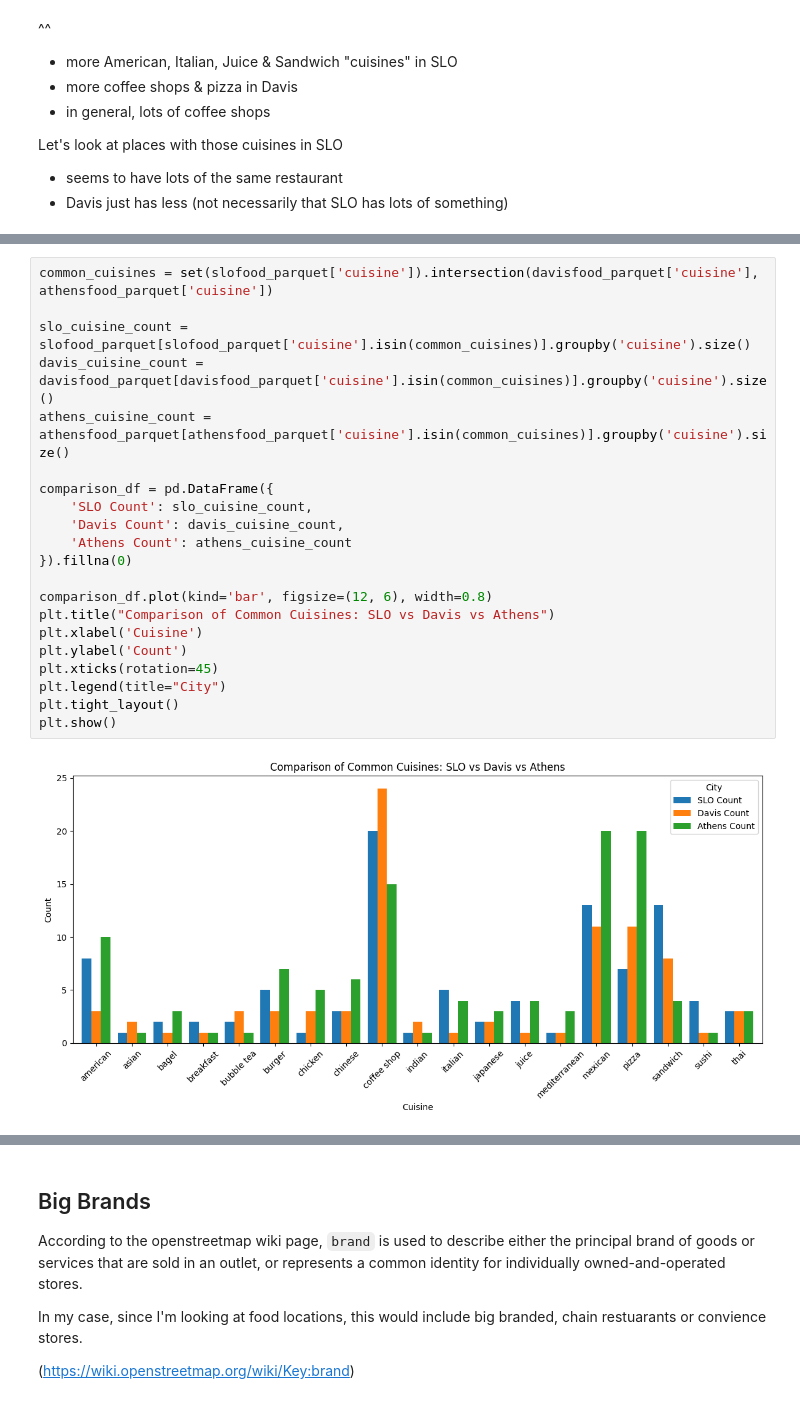
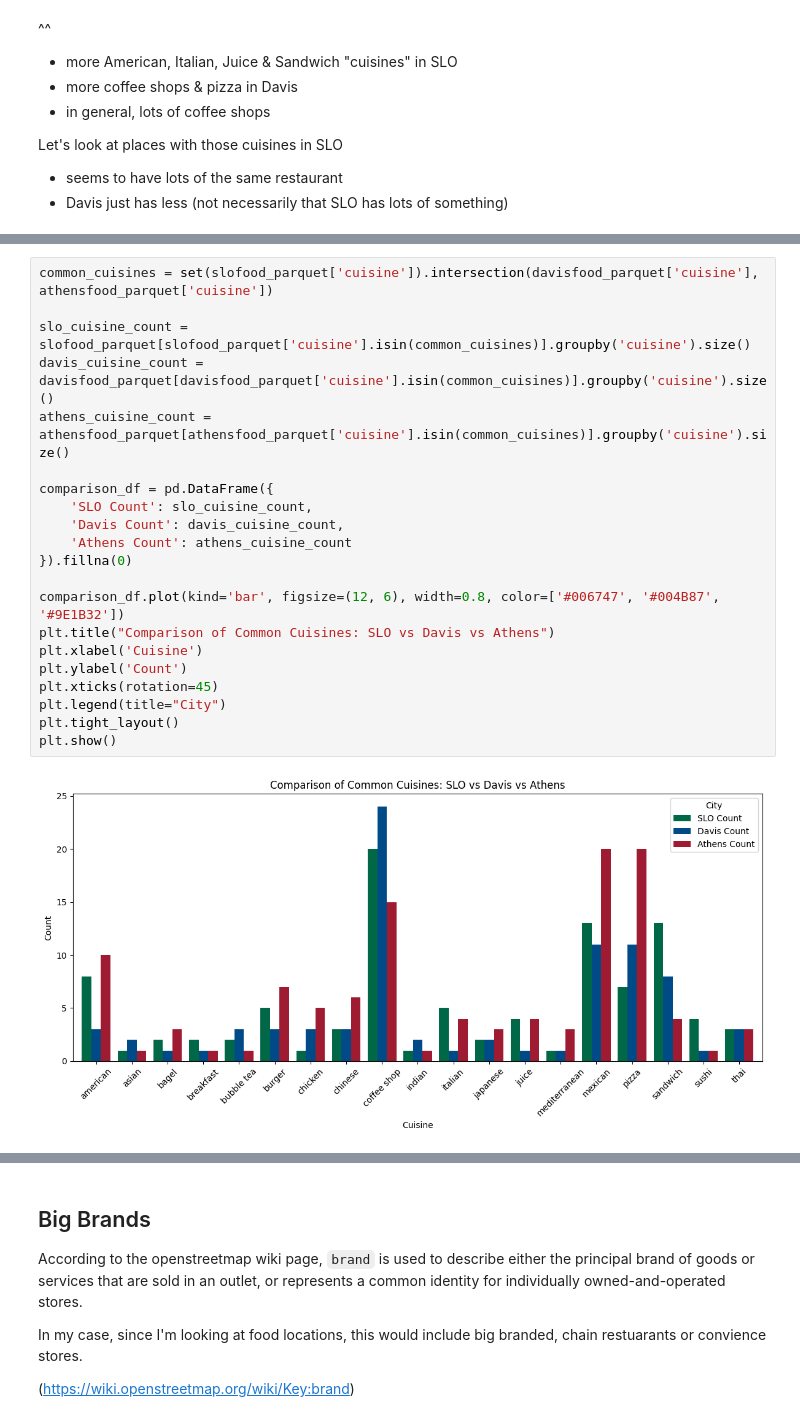
Before and after one commit to bchan42/csc369-analysis, a Jupyter notebook: final_analysis/matplotlib.ipynb, the cells around one changed output, grey strips where cells are left out. Saved outputs shown, nothing was run; the diff lists cells and outputs as text.

Commit message:
clean up some visuals for final analysis

```diff
--- a/final_analysis/matplotlib.ipynb
+++ b/final_analysis/matplotlib.ipynb
@@ -211,24 +211,24 @@ slofood_parquet[slofood_parquet['cuisine']=='sandwich'] # lots of Subways
 # %%
 common_cuisines = set(slofood_parquet['cuisine']).intersection(davisfood_parquet['cuisine'], athensfood_parquet['cuisine'])
 
 slo_cuisine_count = slofood_parquet[slofood_parquet['cuisine'].isin(common_cuisines)].groupby('cuisine').size()
 davis_cuisine_count = davisfood_parquet[davisfood_parquet['cuisine'].isin(common_cuisines)].groupby('cuisine').size()
 athens_cuisine_count = athensfood_parquet[athensfood_parquet['cuisine'].isin(common_cuisines)].groupby('cuisine').size()
 
 comparison_df = pd.DataFrame({
     'SLO Count': slo_cuisine_count,
     'Davis Count': davis_cuisine_count,
     'Athens Count': athens_cuisine_count
 }).fillna(0)
 
-comparison_df.plot(kind='bar', figsize=(12, 6), width=0.8)
+comparison_df.plot(kind='bar', figsize=(12, 6), width=0.8, color=['#006747', '#004B87', '#9E1B32'])
 plt.title("Comparison of Common Cuisines: SLO vs Davis vs Athens")
 plt.xlabel('Cuisine')
 plt.ylabel('Count')
 plt.xticks(rotation=45)
 plt.legend(title="City")
 plt.tight_layout()
 plt.show()
 # %% [output]
-[figure, old version]
+[figure, new version]
 # %%
```
Also changed, not shown: parts of 7 cells of this notebook, 1 other file.
